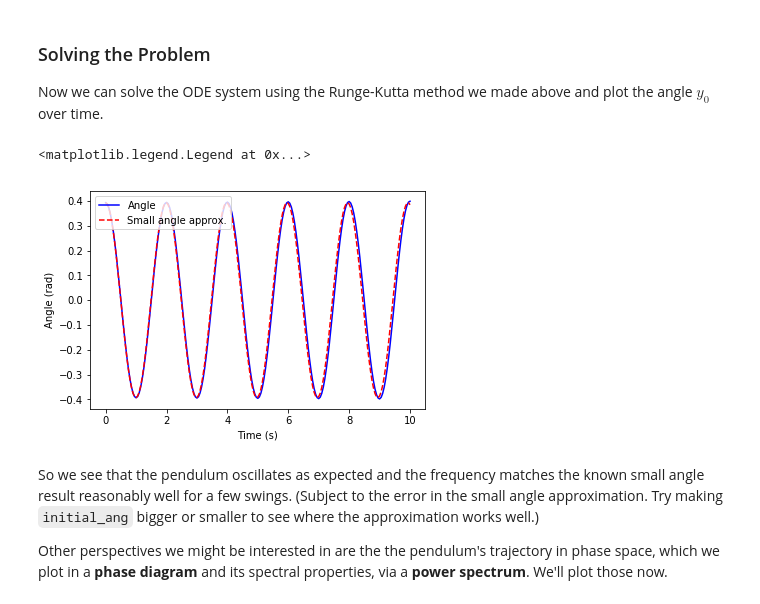
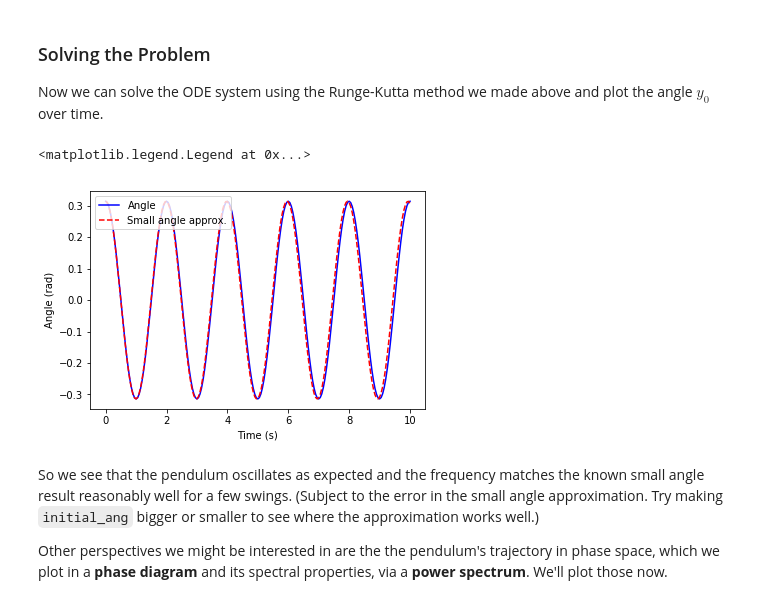
Before and after one commit to UChicagoPhysics/PHYS250, a Jupyter notebook: Examples/The-Runge-Kutta-Method-Higher-Order-ODEs-and-Multistep-Methods.ipynb, the cells around one changed output. Saved outputs shown, nothing was run; the diff lists cells and outputs as text; code cells hidden in the pictures.

Commit message:
Update Laplace and Runge Kutta example

```diff
--- a/Examples/The-Runge-Kutta-Method-Higher-Order-ODEs-and-Multistep-Methods.ipynb
+++ b/Examples/The-Runge-Kutta-Method-Higher-Order-ODEs-and-Multistep-Methods.ipynb
@@ -245,6 +230,0 @@ We'll define our test function `exp` just as we did in Part 1.
-# %%
-def exp(x, y, args):
-    """ An exponential function described as a first-order ODE. """
-
-    dydx = args['a']*y
-    return dydx
@@ -395,10 +372,10 @@ $$\sin \theta \approx \theta.$$
 
 With this approximation, the undamped and unforced solution can be found analytically: $y = y_0 \cos (\sqrt{\alpha} t)$ (you can check this by substituting it into the original ODE).
 # %%
-initial_ang = np.pi/8 # [rad]
-initial_ang_vel = 0. # [rad /s]
+initial_ang     = np.pi/10. # [rad]
+initial_ang_vel = 0.   # [rad /s]
 
-initial_cond = np.array([initial_ang, initial_ang_vel])
+initial_cond    = np.array([initial_ang, initial_ang_vel])
 # %% [markdown]
 ### Solving the Problem
 
@@ -406,21 +383,21 @@ Now we can solve the ODE system using the Runge-Kutta method we made above and p
 # %%
 from scipy.integrate import odeint
 
 # y = odeint(pendulum, initial_cond, t, args=(solve_args,))
 
 # Solve Pendulum ODE with RK2 or RK4
-y = RungeKutta2(pendulum, initial_cond, t, solve_args)
+y = RungeKutta4(pendulum, initial_cond, t, solve_args)
 
 y_small_ang = initial_ang*np.cos(np.sqrt(solve_args['alpha'])*t)
 
 plt.plot(t, y[:,0], c='b', label='Angle')
 plt.plot(t, y_small_ang, 'r--', label='Small angle approx.')
 plt.xlabel('Time (s)')
 plt.ylabel('Angle (rad)')
 plt.legend(loc=2)
 # %% [output]
 <matplotlib.legend.Legend at 0x...>
-[figure, old version]
+[figure, new version]
 # %% [markdown]
 So we see that the pendulum oscillates as expected and the frequency matches the known small angle result reasonably well for a few swings. (Subject to the error in the small angle approximation. Try making `initial_ang` bigger or smaller to see where the approximation works well.)
 
```
Also changed, not shown: parts of 11 cells of this notebook, 1 other file.
